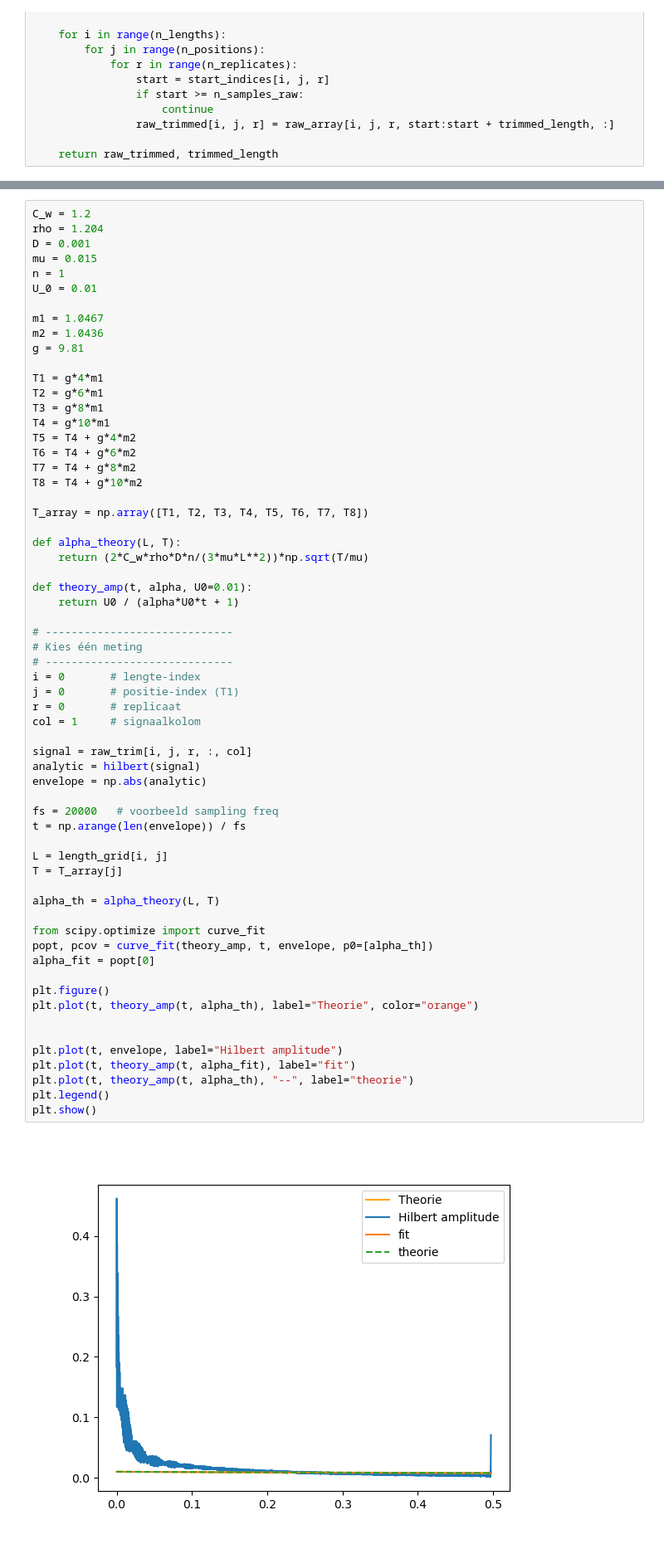
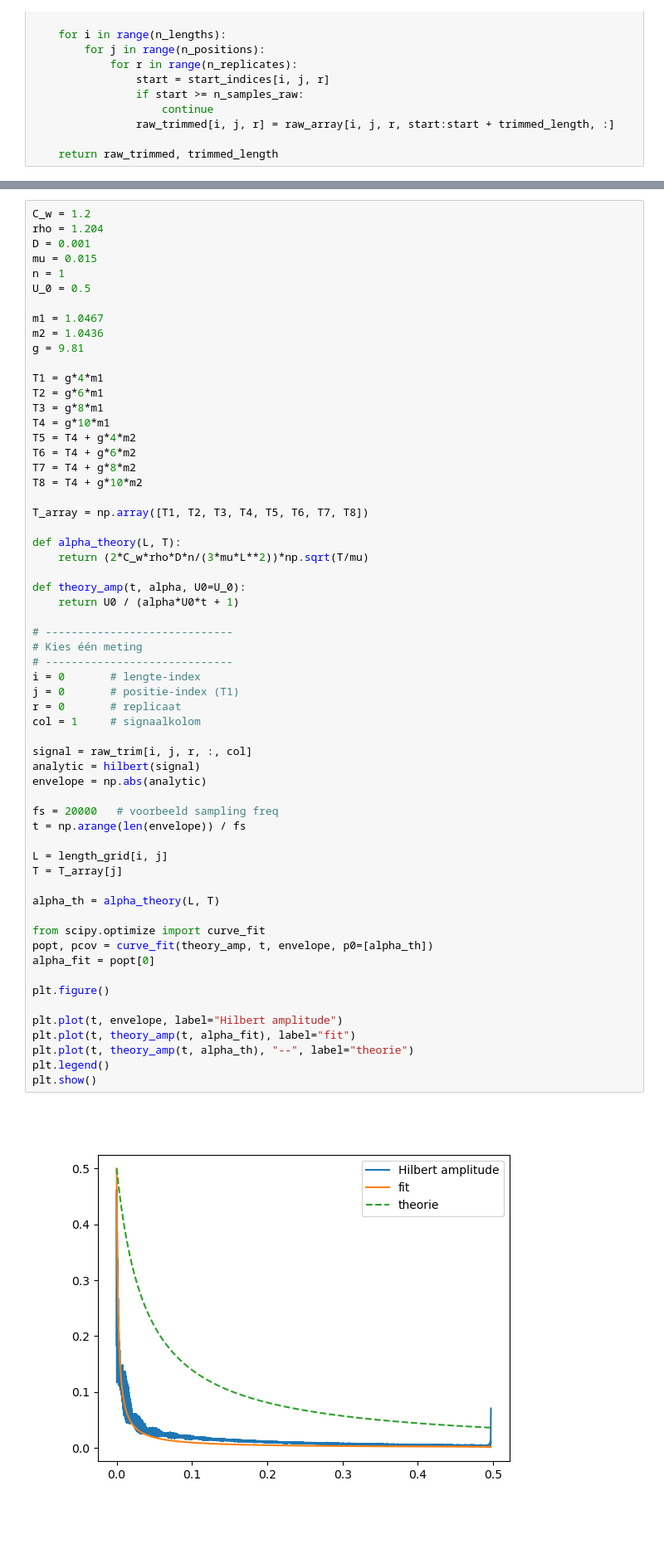
Before and after one commit to Spaantje5/Vibrating-String-Experiment, a Jupyter notebook: Labjournalamplitude.ipynb, the cells around one changed output, grey strips where cells are left out. Shown at 83% size. Drawn from its saved outputs; the diff is of its cells as text.

```diff
--- a/Labjournalamplitude.ipynb
+++ b/Labjournalamplitude.ipynb
@@ -156,7 +156,7 @@ rho = 1.204
 D = 0.001
 mu = 0.015
 n = 1
-U_0 = 0.01
+U_0 = 0.5
 
 m1 = 1.0467
 m2 = 1.0436
@@ -176,7 +176,7 @@ T_array = np.array([T1, T2, T3, T4, T5, T6, T7, T8])
 def alpha_theory(L, T):
     return (2*C_w*rho*D*n/(3*mu*L**2))*np.sqrt(T/mu)
 
-def theory_amp(t, alpha, U0=0.01):
+def theory_amp(t, alpha, U0=U_0):
     return U0 / (alpha*U0*t + 1)
 
 # -----------------------------
@@ -184,33 +184,31 @@ def theory_amp(t, alpha, U0=0.01):
 # -----------------------------
 i = 0       # lengte-index
 j = 0       # positie-index (T1)
 r = 0       # replicaat
 col = 1     # signaalkolom
 
 signal = raw_trim[i, j, r, :, col]
 analytic = hilbert(signal)
 envelope = np.abs(analytic)
 
 fs = 20000   # voorbeeld sampling freq
 t = np.arange(len(envelope)) / fs
 
 L = length_grid[i, j]
 T = T_array[j]
 
 alpha_th = alpha_theory(L, T)
 
 from scipy.optimize import curve_fit
 popt, pcov = curve_fit(theory_amp, t, envelope, p0=[alpha_th])
 alpha_fit = popt[0]
 
 plt.figure()
-plt.plot(t, theory_amp(t, alpha_th), label="Theorie", color="orange")
-
 
 plt.plot(t, envelope, label="Hilbert amplitude")
 plt.plot(t, theory_amp(t, alpha_fit), label="fit")
 plt.plot(t, theory_amp(t, alpha_th), "--", label="theorie")
 plt.legend()
 plt.show()
 # %% [output]
-[figure, old version]
+[figure, new version]
```
